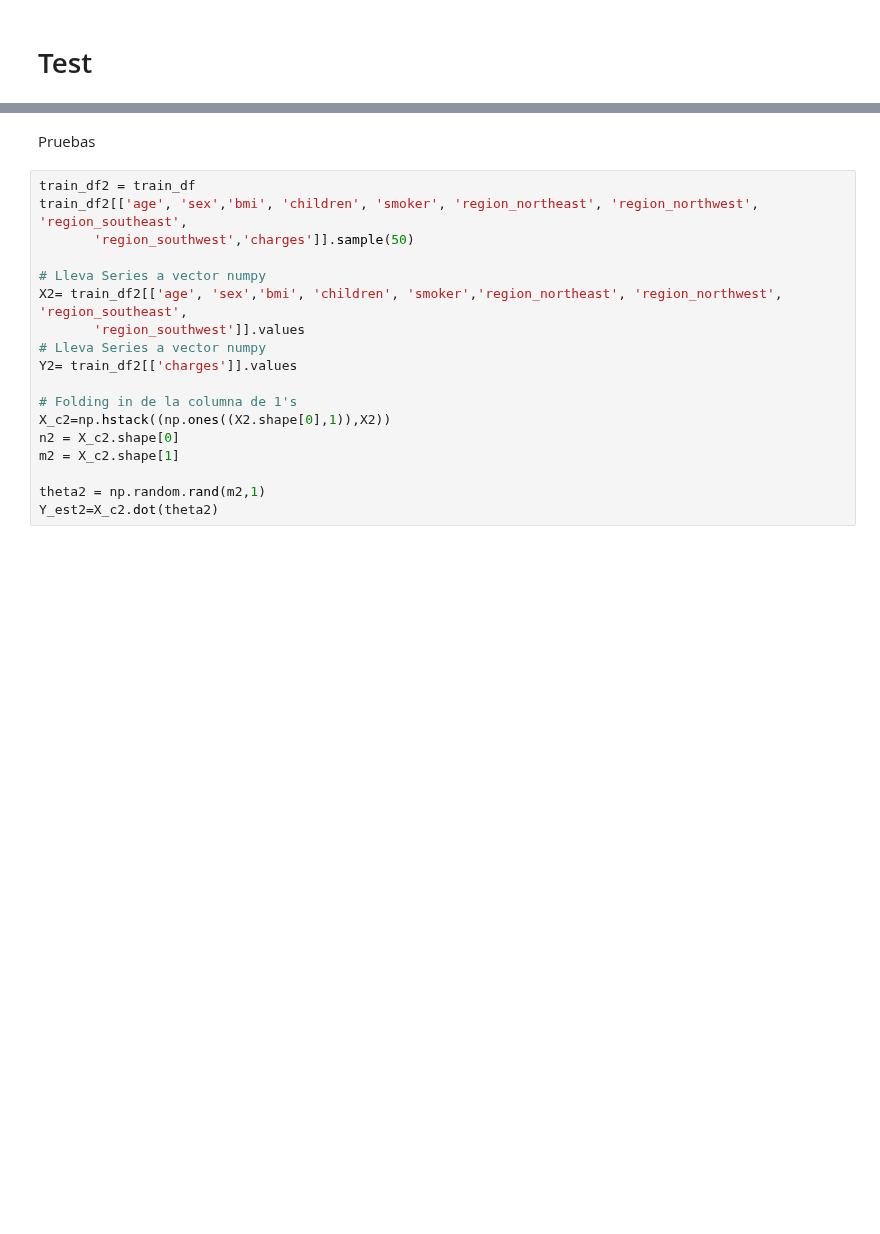
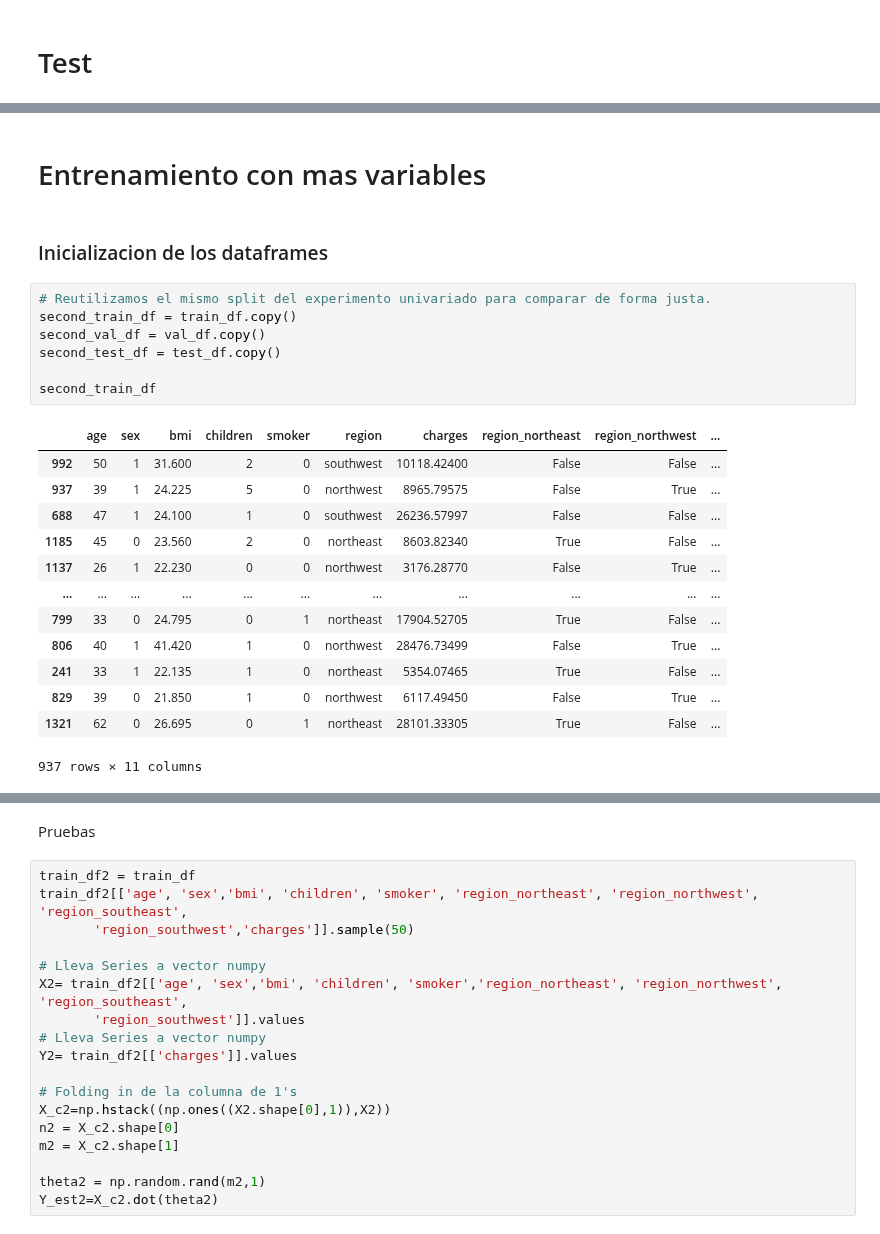
Before and after one commit to SalomonAvila/MachineLearning, a Jupyter notebook: Taller01/Aprendizaje_de_máquina_Regresión_lineal_2630.ipynb, the cells around one changed output, grey strips where cells are left out. Cells and saved outputs as stored; diff of their text form; blank space fills up the shorter version.

```diff
--- a/Taller01/Aprendizaje_de_máquina_Regresión_lineal_2630.ipynb
+++ b/Taller01/Aprendizaje_de_máquina_Regresión_lineal_2630.ipynb
@@ -608,0 +606,25 @@ print(np.sqrt(1 / X_c_test.shape[0] * (np.sum(np.power(Y_test - Y_est, 2)))))
+# %% [markdown]
+# Entrenamiento con mas variables
+# %% [markdown]
+### Inicializacion de los dataframes
+# %%
+# Reutilizamos el mismo split del experimento univariado para comparar de forma justa.
+second_train_df = train_df.copy()
+second_val_df = val_df.copy()
+second_test_df = test_df.copy()
+
+second_train_df
+# %% [output]
+|  | age | sex | bmi | children | smoker | region | charges | region_northeast | region_northwest | ... |
+| 992 | 50 | 1 | 31.600 | 2 | 0 | southwest | 10118.42400 | False | False | ... |
+| 937 | 39 | 1 | 24.225 | 5 | 0 | northwest | 8965.79575 | False | True | ... |
+| 688 | 47 | 1 | 24.100 | 1 | 0 | southwest | 26236.57997 | False | False | ... |
+| 1185 | 45 | 0 | 23.560 | 2 | 0 | northeast | 8603.82340 | True | False | ... |
+| 1137 | 26 | 1 | 22.230 | 0 | 0 | northwest | 3176.28770 | False | True | ... |
+| ... | ... | ... | ... | ... | ... | ... | ... | ... | ... | ... |
+| 799 | 33 | 0 | 24.795 | 0 | 1 | northeast | 17904.52705 | True | False | ... |
+| 806 | 40 | 1 | 41.420 | 1 | 0 | northwest | 28476.73499 | False | True | ... |
+| 241 | 33 | 1 | 22.135 | 1 | 0 | northeast | 5354.07465 | True | False | ... |
+| 829 | 39 | 0 | 21.850 | 1 | 0 | northwest | 6117.49450 | False | True | ... |
+| 1321 | 62 | 0 | 26.695 | 0 | 1 | northeast | 28101.33305 | True | False | ... |
+937 rows × 11 columns
```
Also changed, not shown: parts of 18 cells of this notebook, 3 other files.
